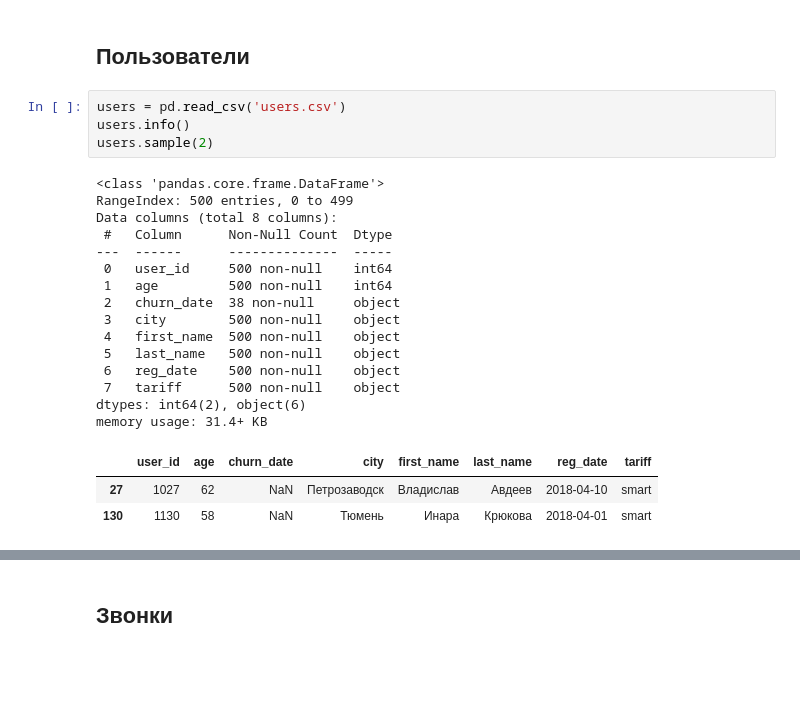
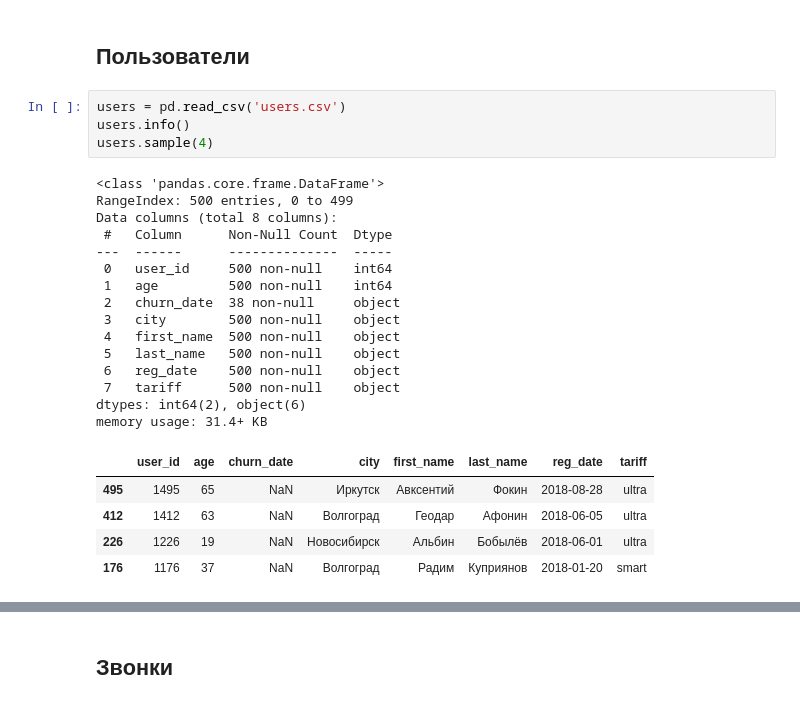
Before and after one commit to Lelenoir/DataAnalystPraktikum, a Jupyter notebook: Спринт 6/Спринт 6. Статистический анализ данных.ipynb, the cells around one changed output, grey strips where cells are left out. Cells and saved outputs as stored; diff of their text form; blank space fills up the shorter version.

Commit message:
Привет! Прими мой коммит, я поправил sample

```diff
--- a/Спринт 6/Спринт 6. Статистический анализ данных.ipynb
+++ b/Спринт 6/Спринт 6. Статистический анализ данных.ipynb
@@ -49,26 +49,28 @@ memory usage: 256.0+ bytes
 # %%
 users = pd.read_csv('users.csv')
 users.info()
-users.sample(2)
+users.sample(4)
 # %% [output]
 <class 'pandas.core.frame.DataFrame'>
 RangeIndex: 500 entries, 0 to 499
 Data columns (total 8 columns):
  #   Column      Non-Null Count  Dtype
 ---  ------      --------------  -----
  0   user_id     500 non-null    int64
  1   age         500 non-null    int64
  2   churn_date  38 non-null     object
  3   city        500 non-null    object
  4   first_name  500 non-null    object
  5   last_name   500 non-null    object
  6   reg_date    500 non-null    object
  7   tariff      500 non-null    object
 dtypes: int64(2), object(6)
 memory usage: 31.4+ KB
 |  | user_id | age | churn_date | city | first_name | last_name | reg_date | tariff |
-| 27 | 1027 | 62 | NaN | Петрозаводск | Владислав | Авдеев | 2018-04-10 | smart |
-| 130 | 1130 | 58 | NaN | Тюмень | Инара | Крюкова | 2018-04-01 | smart |
+| 495 | 1495 | 65 | NaN | Иркутск | Авксентий | Фокин | 2018-08-28 | ultra |
+| 412 | 1412 | 63 | NaN | Волгоград | Геодар | Афонин | 2018-06-05 | ultra |
+| 226 | 1226 | 19 | NaN | Новосибирск | Альбин | Бобылёв | 2018-06-01 | ultra |
+| 176 | 1176 | 37 | NaN | Волгоград | Радим | Куприянов | 2018-01-20 | smart |
 # %%
 print(f'\nСтатистическое описание датафрейма "Пользователи" позволяет сделать следующие выводы:\
       \n- Средний возраст пользователей - 46 лет\
```
Also changed, not shown: parts of 14 cells of this notebook.
